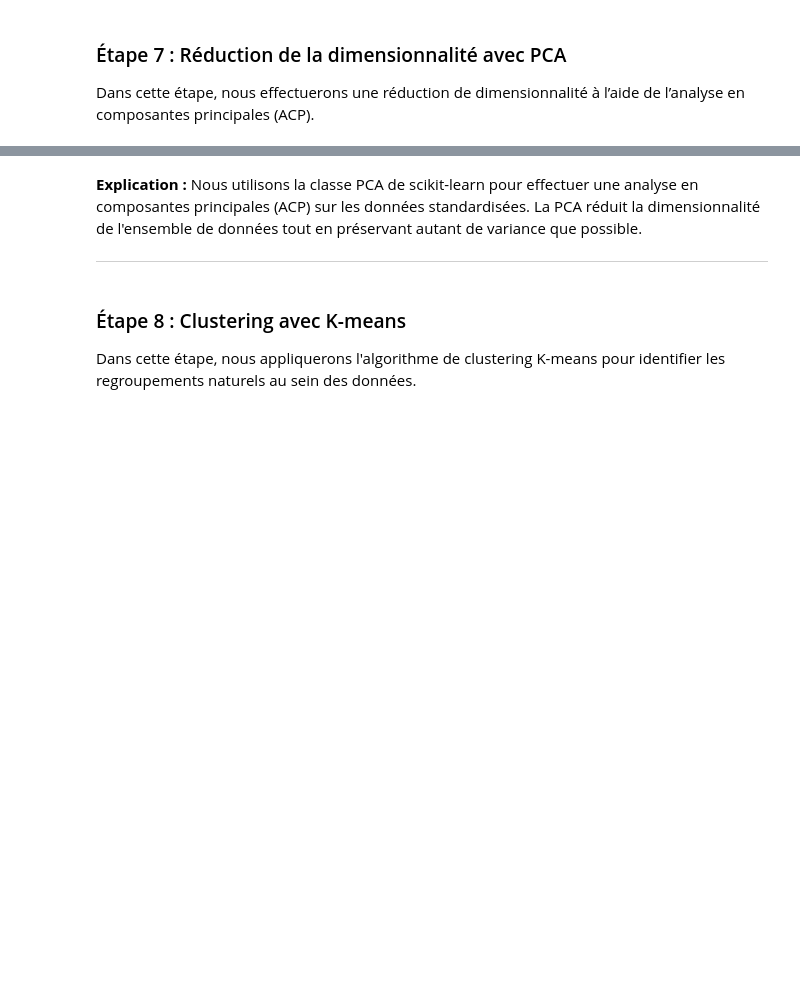
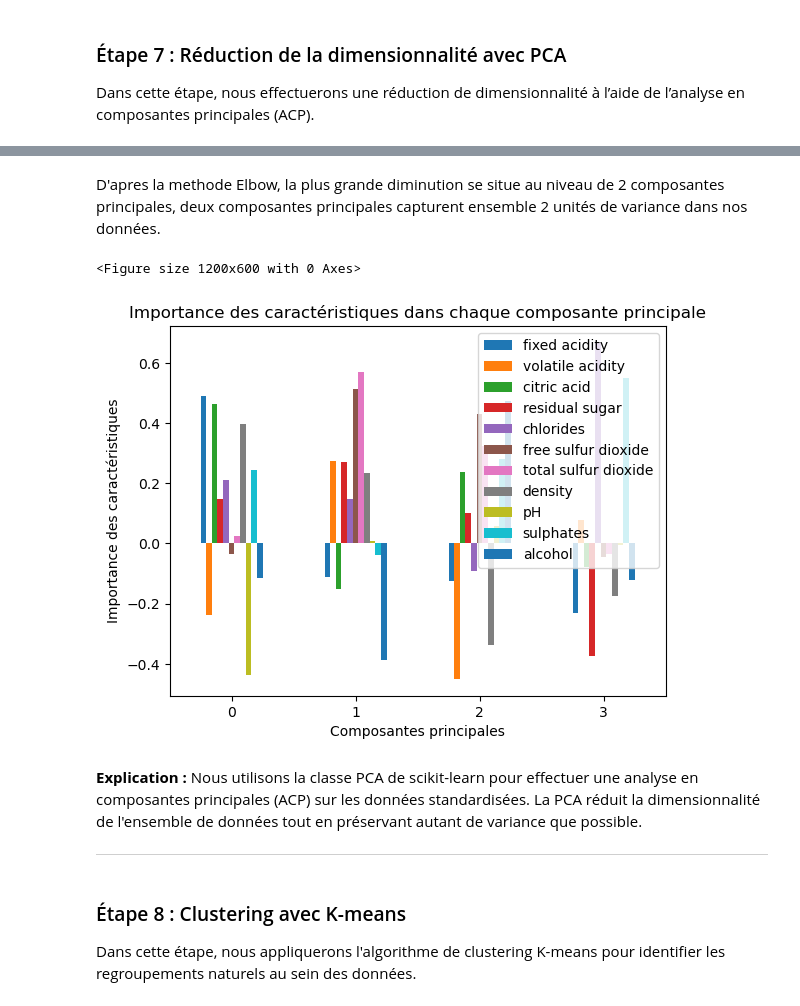
Before and after one commit to MTheboul/ML_Unsupervised_Learning_and_Agents, a Jupyter notebook: Exercise 5/exercise_5.ipynb, the cells around one changed output, grey strips where cells are left out. Cells and saved outputs as stored; diff of their text form; code cells hidden in the pictures; blank space fills up the shorter version.

```diff
--- a/Exercise 5/exercise_5.ipynb
+++ b/Exercise 5/exercise_5.ipynb
@@ -134,3 +165,18 @@ pca_data = pca.fit_transform(scaled_data)
+# %% [markdown]
+D'apres la methode Elbow, la plus grande diminution se situe au niveau de 2 composantes principales, deux composantes principales capturent ensemble 2 unités de variance dans nos données.
+# %%
+components_df = pd.DataFrame(components, columns=X.columns)
+
+plt.figure(figsize=(12, 6))
+components_df.plot(kind='bar')
+plt.xlabel('Composantes principales')
+plt.ylabel('Importance des caractéristiques')
+plt.title('Importance des caractéristiques dans chaque composante principale')
+plt.xticks(rotation=0)
+plt.show()
+# %% [output]
+<Figure size 1200x600 with 0 Axes>
+[figure, added]
 # %% [markdown]
 __Explication :__ Nous utilisons la classe PCA de scikit-learn pour effectuer une analyse en composantes principales (ACP) sur les données standardisées. La PCA réduit la dimensionnalité de l'ensemble de données tout en préservant autant de variance que possible.
 ___
```
Also changed, not shown: parts of 24 cells of this notebook.
